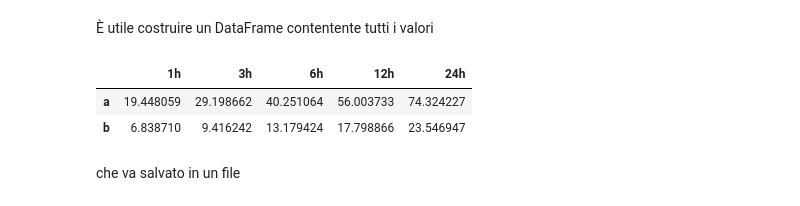
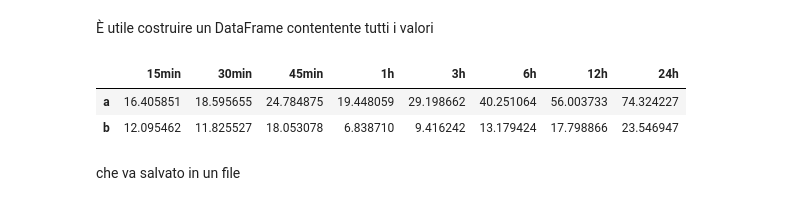
Before and after one commit to akaanzo/rainfall-analysis, a Jupyter notebook: esercitazione/lsCenta.ipynb, the cells around one changed output. Drawn from its saved outputs; the diff is of its cells as text; code cells hidden in the pictures.

```diff
--- a/esercitazione/lsCenta.ipynb
+++ b/esercitazione/lsCenta.ipynb
@@ -96,13 +97,13 @@ Per 1h
 # %%
-x0 = [20, 6]
-ecdf1h = ECDF(data['1h'])
-t_train = sorted(data['1h'].dropna())
-y_train = ecdf1h(t_train)
+x0 = [11, 4]
+ecdf15min = ECDF(data['15min'])
+t_train = sorted(data['15min'].dropna())
+y_train = ecdf15min(t_train)
 # %% [markdown]
 dove __t_train__ ordina i dati relativi alla durata, eliminando i dati NaN e **y_train** da in pasto i dati _ordinati_ alla empirical cumulative distribution function relativa alla durata scelta.
 Si può quindi applicare la funzione dei minimi quadrati
 # %%
-res_lsq_1h = least_squares(fun, x0, args = (t_train, y_train))
+res_lsq_15min = least_squares(fun, x0, args = (t_train, y_train))
 # %% [markdown]
 che prende come input la funzione da minimizzare (definita poc'anzi), il vettore dei valori iniziali e gli argomenti che vanno dati in pasto alla funzione __fun__. In particolare, la funzione __fun__ ha come input
 $$ fun(x, args,\dots) $$
@@ -117,0 +119,7 @@ Per 3h
+# %%
+x0 = [15, 5]
+ecdf30min = ECDF(data['30min'])
+t_train = sorted(data['30min'].dropna())
+y_train = ecdf30min(t_train)
+res_lsq_30min = least_squares(fun, x0, args = (t_train, y_train))
+res_lsq_30min.x
@@ -117,0 +130,7 @@ Per 3h
+# %%
+x0 = [17, 6]
+ecdf45min = ECDF(data['45min'])
+t_train = sorted(data['45min'].dropna())
+y_train = ecdf45min(t_train)
+res_lsq_45min = least_squares(fun, x0, args = (t_train, y_train))
+res_lsq_45min.x
@@ -161,22 +195,25 @@ array([74.32422653, 23.54694652])
 È utile costruire un DataFrame contentente tutti i valori
 # %%
 abs_ls = pd.DataFrame([
+    res_lsq_15min.x,
+    res_lsq_30min.x,
+    res_lsq_45min.x,
     res_lsq_1h.x,
     res_lsq_3h.x,
     res_lsq_6h.x,
     res_lsq_12h.x,
     res_lsq_24h.x
 ]).T
 #------------------------indice-----------------------
 abs_ls.index = ['a', 'b']
 #------------------------colonne----------------------
-abs_ls.columns = ['1h', '3h', '6h', '12h', '24h']
+abs_ls.columns = ['15min', '30min', '45min', '1h', '3h', '6h', '12h', '24h']
 #-----------------------------------------------------
 abs_ls
 # %% [output]
-|  | 1h | 3h | 6h | 12h | 24h |
-| a | 19.448059 | 29.198662 | 40.251064 | 56.003733 | 74.324227 |
-| b | 6.838710 | 9.416242 | 13.179424 | 17.798866 | 23.546947 |
+|  | 15min | 30min | 45min | 1h | 3h | 6h | 12h | 24h |
+| a | 16.405851 | 18.595655 | 24.784875 | 19.448059 | 29.198662 | 40.251064 | 56.003733 | 74.324227 |
+| b | 12.095462 | 11.825527 | 18.053078 | 6.838710 | 9.416242 | 13.179424 | 17.798866 | 23.546947 |
 # %% [markdown]
 che va salvato in un file
 # %%
```
Also changed, not shown: parts of 21 cells of this notebook, 13 other files.
